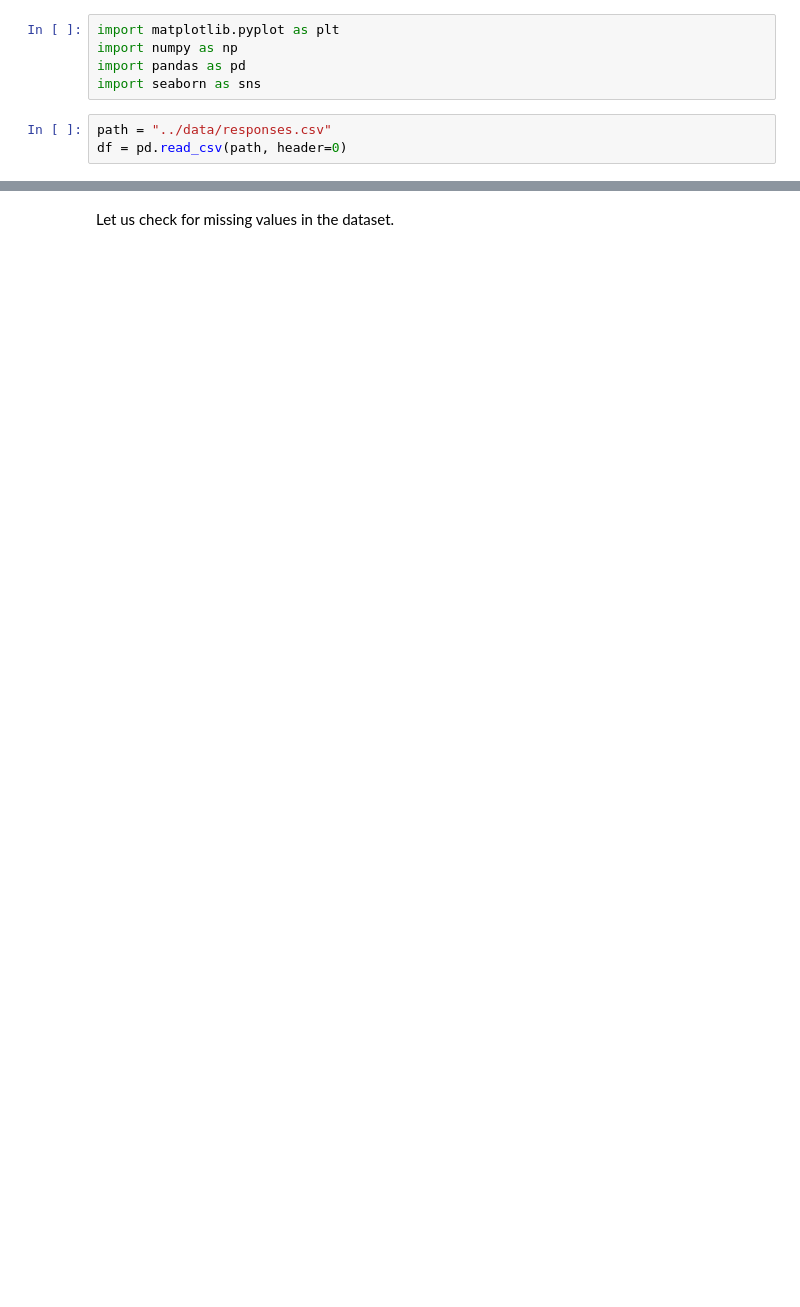
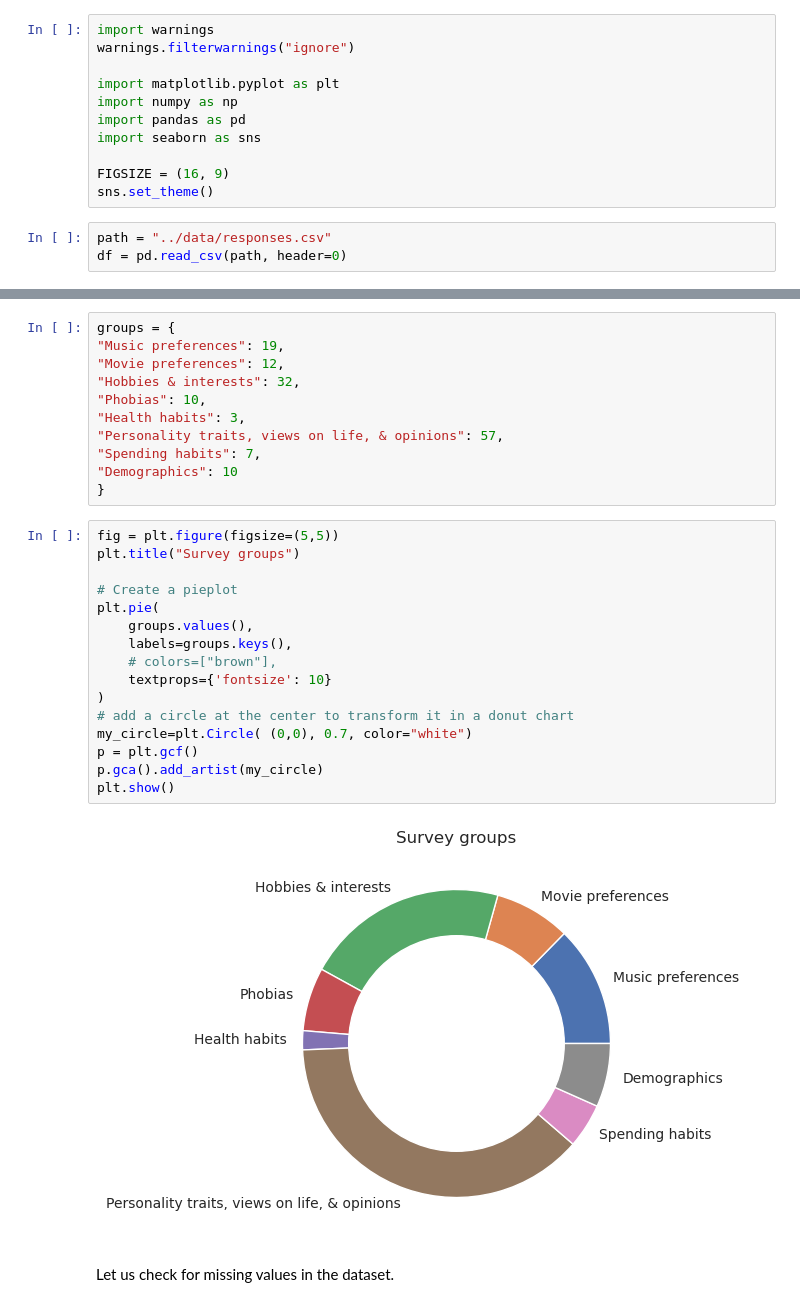
Before and after one commit to Armagaan/young-people-today, a Jupyter notebook: src/wrangling.ipynb, the cells around one changed output, grey strips where cells are left out. Drawn from its saved outputs; the diff is of its cells as text; blank space fills up the shorter version.

Commit message:
donut charts for dataset introduction

```diff
--- a/src/wrangling.ipynb
+++ b/src/wrangling.ipynb
@@ -1,10 +1,16 @@
 # %% [markdown]
 # Dataset Wrangling
 # %%
+import warnings
+warnings.filterwarnings("ignore")
+
 import matplotlib.pyplot as plt
 import numpy as np
 import pandas as pd
 import seaborn as sns
+
+FIGSIZE = (16, 9)
+sns.set_theme()
 # %%
 path = "../data/responses.csv"
 df = pd.read_csv(path, header=0)
@@ -15,2 +19,31 @@ Rows and columns in the dataframe: (1010, 150)
+# %%
+groups = {
+"Music preferences": 19,
+"Movie preferences": 12,
+"Hobbies & interests": 32,
+"Phobias": 10,
+"Health habits": 3,
+"Personality traits, views on life, & opinions": 57,
+"Spending habits": 7,
+"Demographics": 10
+}
+# %%
+fig = plt.figure(figsize=(5,5))
+plt.title("Survey groups")
+
+# Create a pieplot
+plt.pie(
+    groups.values(),
+    labels=groups.keys(),
+    # colors=["brown"],
+    textprops={'fontsize': 10}
+)
+# add a circle at the center to transform it in a donut chart
+my_circle=plt.Circle( (0,0), 0.7, color="white")
+p = plt.gcf()
+p.gca().add_artist(my_circle)
+plt.show()
+# %% [output]
+[figure, added]
 # %% [markdown]
 Let us check for missing values in the dataset.
```
Also changed, not shown: parts of 4 cells of this notebook.
